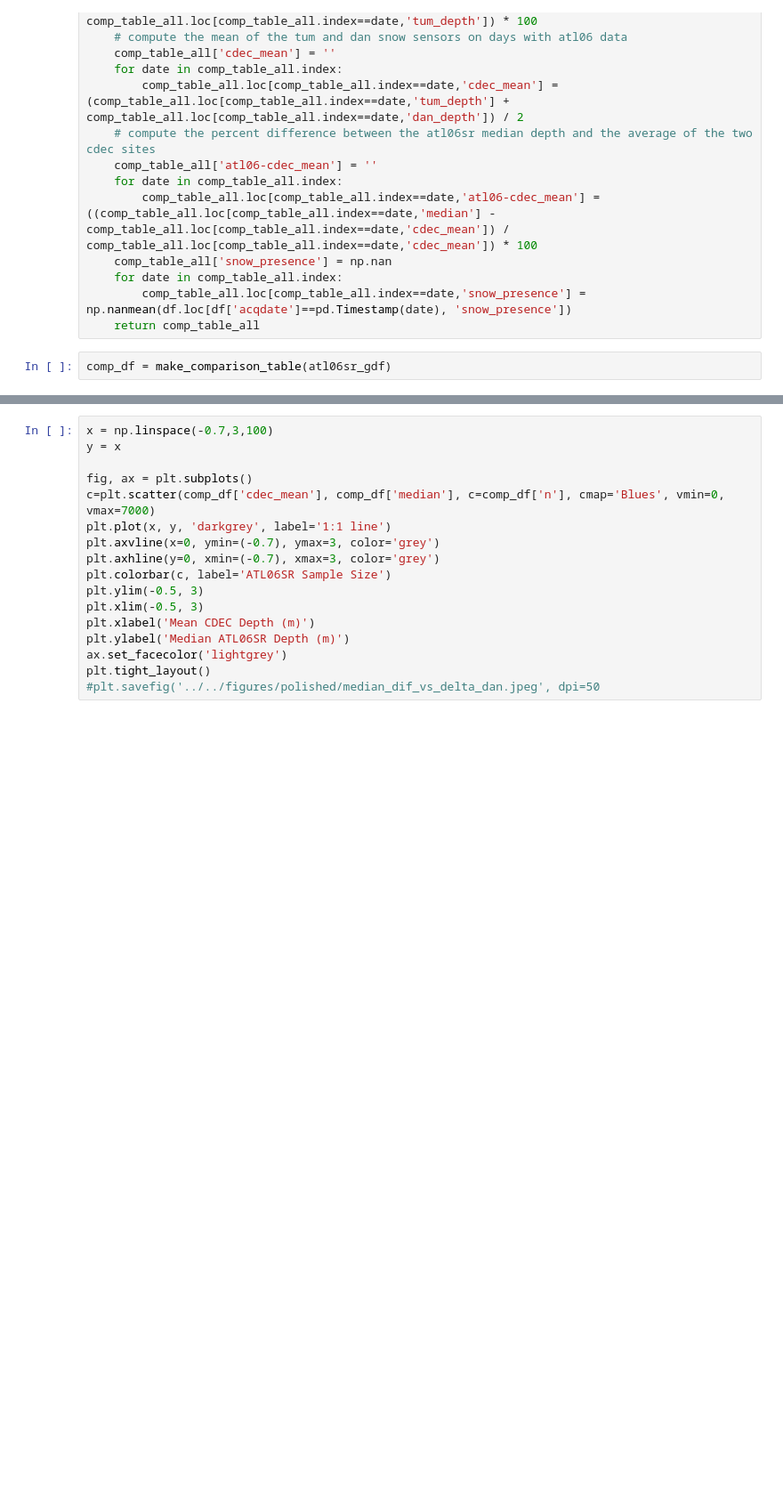
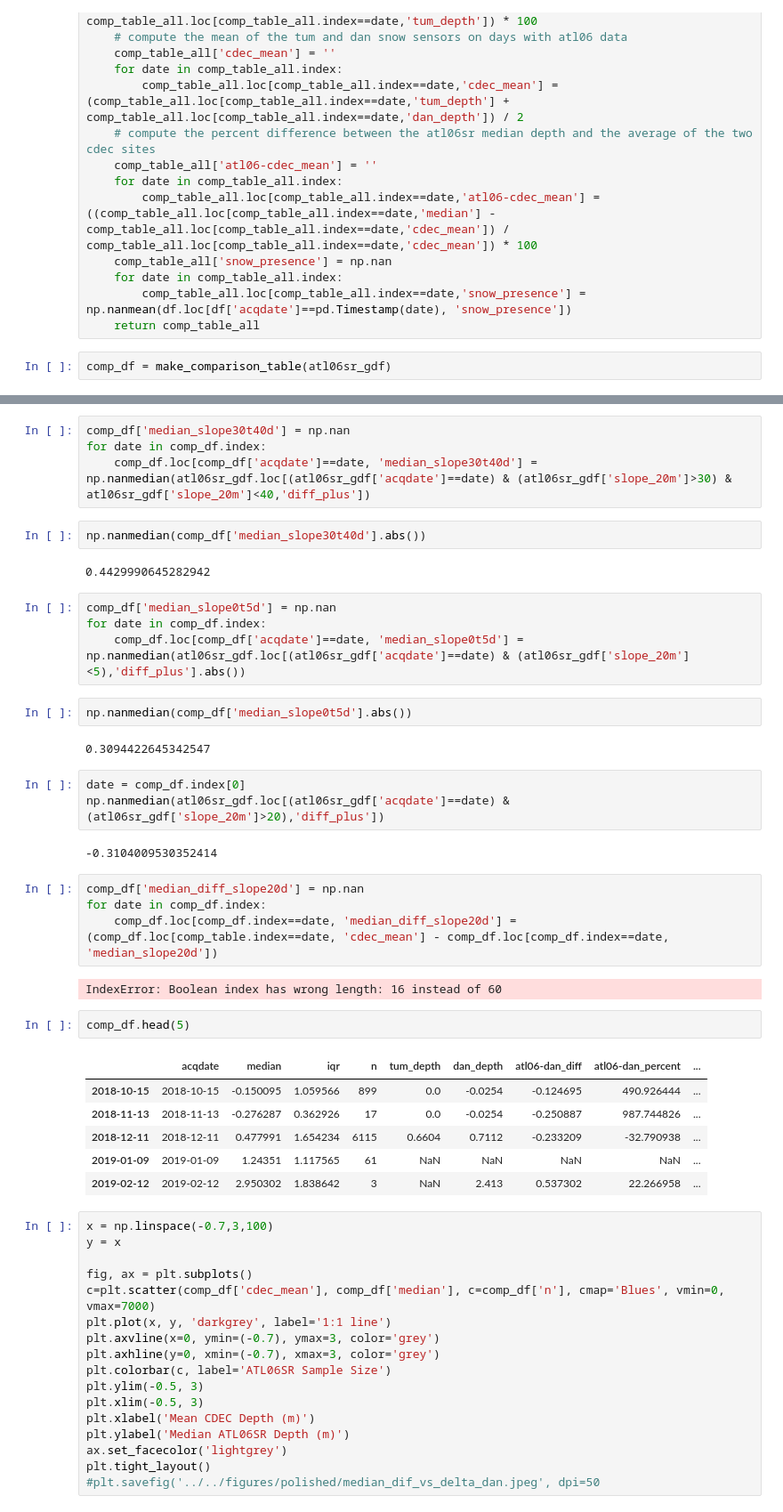
Before and after one commit to bessoh2/icesat2_sr, a Jupyter notebook: notebooks/figure_production/pair_comparison.ipynb, the cells around one changed output, grey strips where cells are left out. Shown at 89% size. Saved outputs shown, nothing was run; the diff lists cells and outputs as text; blank space fills up the shorter version.

```diff
--- a/notebooks/figure_production/pair_comparison.ipynb
+++ b/notebooks/figure_production/pair_comparison.ipynb
@@ -903,3 +1083,39 @@ comp_df = make_comparison_table(atl06sr_gdf)
+# %%
+comp_df['median_slope30t40d'] = np.nan
+for date in comp_df.index:
+    comp_df.loc[comp_df['acqdate']==date, 'median_slope30t40d'] = np.nanmedian(atl06sr_gdf.loc[(atl06sr_gdf['acqdate']==date) & (atl06sr_gdf['slope_20m']>30) & atl06sr_gdf['slope_20m']<40,'diff_plus'])
+# %%
+np.nanmedian(comp_df['median_slope30t40d'].abs())
+# %% [output]
+0.4429990645282942
+# %%
+comp_df['median_slope0t5d'] = np.nan
+for date in comp_df.index:
+    comp_df.loc[comp_df['acqdate']==date, 'median_slope0t5d'] = np.nanmedian(atl06sr_gdf.loc[(atl06sr_gdf['acqdate']==date) & (atl06sr_gdf['slope_20m']<5),'diff_plus'].abs())
+# %%
+np.nanmedian(comp_df['median_slope0t5d'].abs())
+# %% [output]
+0.3094422645342547
+# %%
+date = comp_df.index[0]
+np.nanmedian(atl06sr_gdf.loc[(atl06sr_gdf['acqdate']==date) & (atl06sr_gdf['slope_20m']>20),'diff_plus'])
+# %% [output]
+-0.3104009530352414
+# %%
+comp_df['median_diff_slope20d'] = np.nan
+for date in comp_df.index:
+    comp_df.loc[comp_df.index==date, 'median_diff_slope20d'] = (comp_df.loc[comp_table.index==date, 'cdec_mean'] - comp_df.loc[comp_df.index==date, 'median_slope20d'])
+# %% [output]
+IndexError: Boolean index has wrong length: 16 instead of 60
+# %%
+comp_df.head(5)
+# %% [output]
+|  | acqdate | median | iqr | n | tum_depth | dan_depth | atl06-dan_diff | atl06-dan_percent | ... |
+| 2018-10-15 | 2018-10-15 | -0.150095 | 1.059566 | 899 | 0.0 | -0.0254 | -0.124695 | 490.926444 | ... |
+| 2018-11-13 | 2018-11-13 | -0.276287 | 0.362926 | 17 | 0.0 | -0.0254 | -0.250887 | 987.744826 | ... |
+| 2018-12-11 | 2018-12-11 | 0.477991 | 1.654234 | 6115 | 0.6604 | 0.7112 | -0.233209 | -32.790938 | ... |
+| 2019-01-09 | 2019-01-09 | 1.24351 | 1.117565 | 61 | NaN | NaN | NaN | NaN | ... |
+| 2019-02-12 | 2019-02-12 | 2.950302 | 1.838642 | 3 | NaN | 2.413 | 0.537302 | 22.266958 | ... |
 # %%
 x = np.linspace(-0.7,3,100)
 y = x
```
Also changed, not shown: parts of 29 cells of this notebook, 32 other files.
